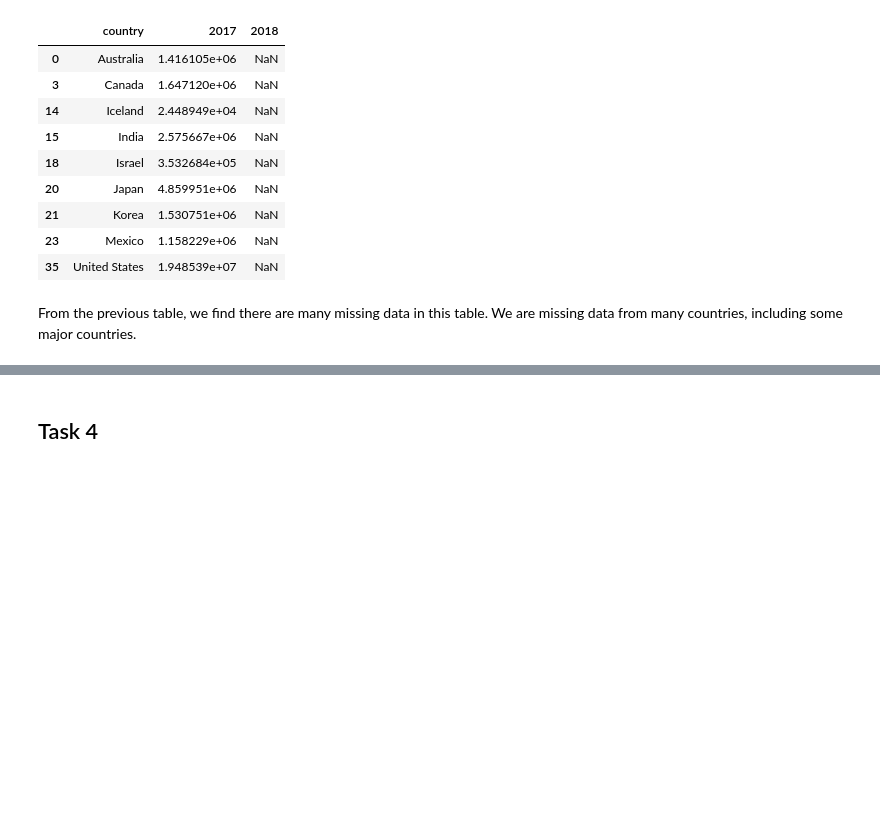
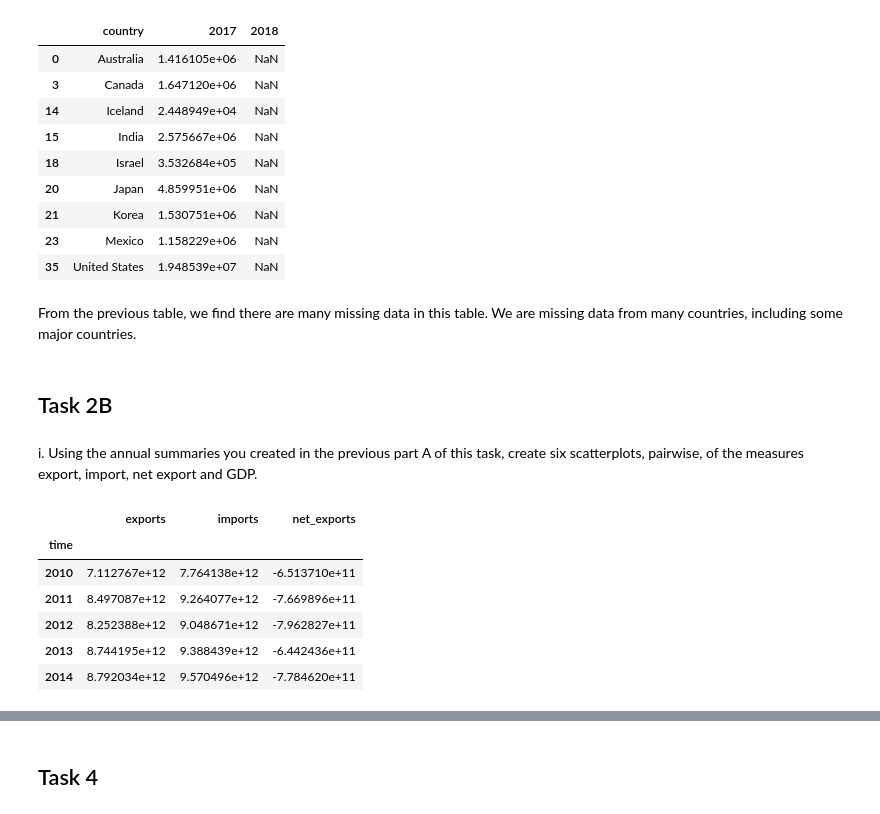
Before and after one commit to RSM2401-JMEX/Group-Assignment-3, a Jupyter notebook: Group-Assignment-3.ipynb, the cells around one changed output, grey strips where cells are left out. Saved outputs shown, nothing was run; the diff lists cells and outputs as text; code cells hidden in the pictures; blank space fills up the shorter version.

Commit message:
Task 2B
Finished Task 2B

```diff
--- a/Group-Assignment-3.ipynb
+++ b/Group-Assignment-3.ipynb
@@ -383,3 +384,21 @@ df_gdp_by_country_20172018[df_gdp_by_country_20172018.isnull().any(axis=1)]
 | 35 | United States | 1.948539e+07 | NaN |
 # %% [markdown]
 From the previous table, we find there are many missing data in this table. We are missing data from many countries, including some major countries.
+# %% [markdown]
+## Task 2B
+# %% [markdown]
+i. Using the annual summaries you created in the previous part A of this task, create six
+scatterplots, pairwise, of the measures export, import, net export and GDP.
+# %%
+# Prepare data
+df_exports_imports_netexports_all.head(5)
+
+df_gdp_all.head(5)
+# %% [output]
+|  | exports | imports | net_exports |
+| time |  |  |  |
+| 2010 | 7.112767e+12 | 7.764138e+12 | -6.513710e+11 |
+| 2011 | 8.497087e+12 | 9.264077e+12 | -7.669896e+11 |
+| 2012 | 8.252388e+12 | 9.048671e+12 | -7.962827e+11 |
+| 2013 | 8.744195e+12 | 9.388439e+12 | -6.442436e+11 |
+| 2014 | 8.792034e+12 | 9.570496e+12 | -7.784620e+11 |
```
Also changed, not shown: parts of 7 cells of this notebook.
